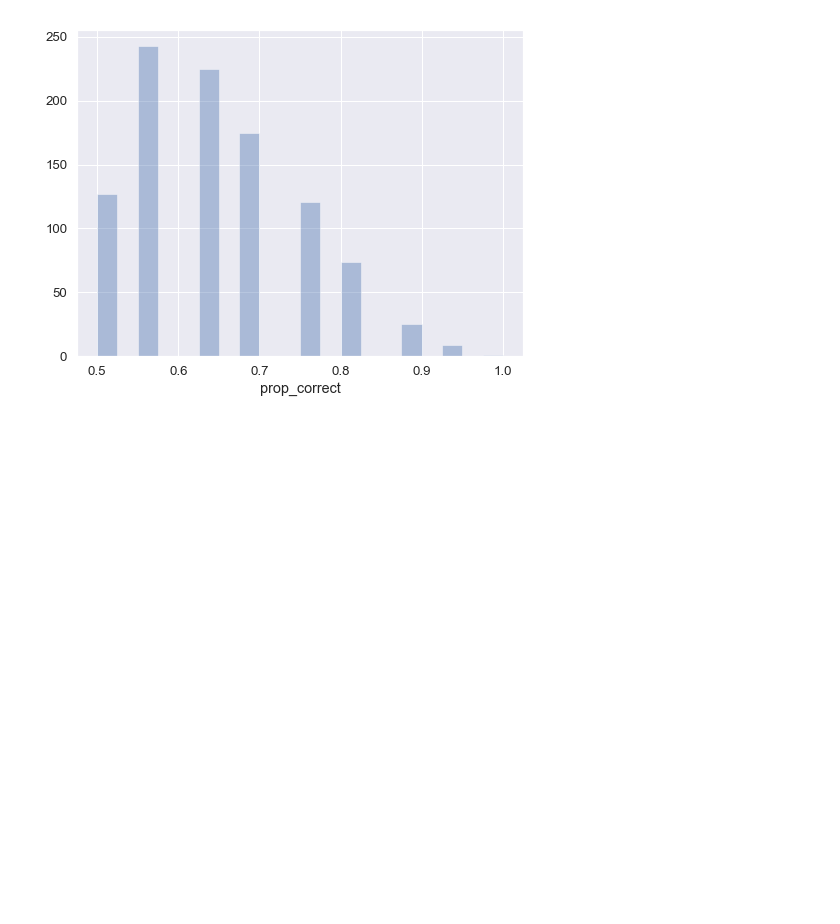
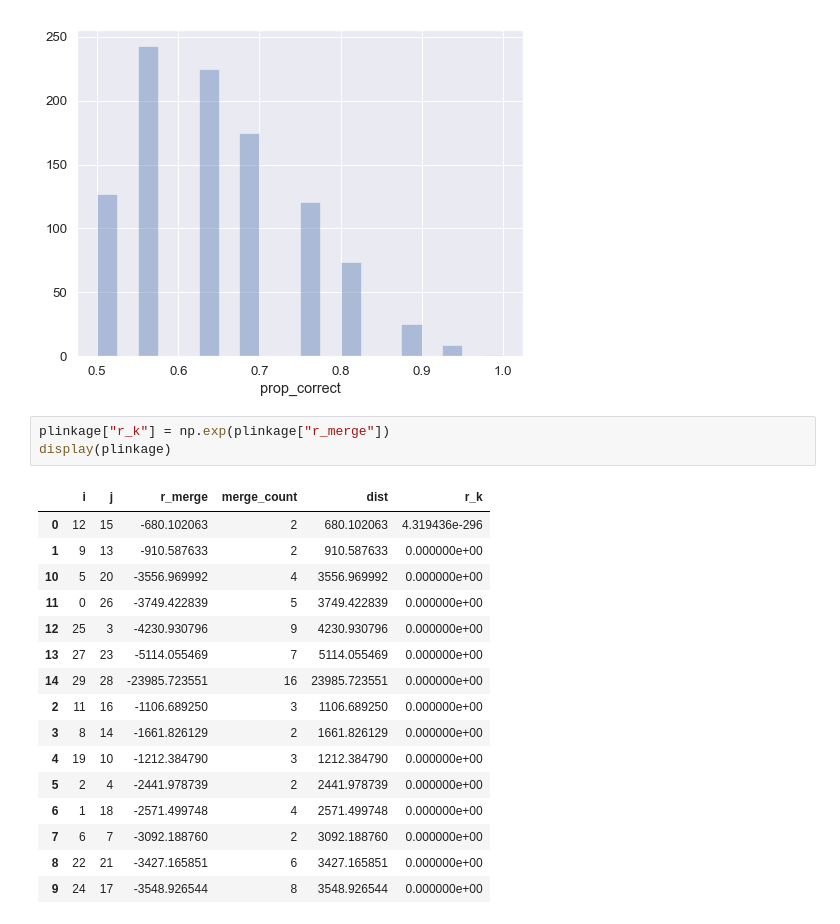
Before and after one commit to shahcompbio/scgenome-deprecated, a Jupyter notebook: notebooks/simulations_bayesian.ipynb, the cells around one changed output. Saved outputs shown, nothing was run; the diff lists cells and outputs as text; blank space fills up the shorter version.

```diff
--- a/notebooks/simulations_bayesian.ipynb
+++ b/notebooks/simulations_bayesian.ipynb
@@ -120,3 +120,23 @@ sns.distplot(psim["prop_correct"], kde=False)
 # %% [output]
 <matplotlib.axes._subplots.AxesSubplot at 0x...>
 [figure]
+# %%
+plinkage["r_k"] = np.exp(plinkage["r_merge"])
+display(plinkage)
+# %% [output]
+|  | i | j | r_merge | merge_count | dist | r_k |
+| 0 | 12 | 15 | -680.102063 | 2 | 680.102063 | 4.319436e-296 |
+| 1 | 9 | 13 | -910.587633 | 2 | 910.587633 | 0.000000e+00 |
+| 10 | 5 | 20 | -3556.969992 | 4 | 3556.969992 | 0.000000e+00 |
+| 11 | 0 | 26 | -3749.422839 | 5 | 3749.422839 | 0.000000e+00 |
+| 12 | 25 | 3 | -4230.930796 | 9 | 4230.930796 | 0.000000e+00 |
+| 13 | 27 | 23 | -5114.055469 | 7 | 5114.055469 | 0.000000e+00 |
+| 14 | 29 | 28 | -23985.723551 | 16 | 23985.723551 | 0.000000e+00 |
+| 2 | 11 | 16 | -1106.689250 | 3 | 1106.689250 | 0.000000e+00 |
+| 3 | 8 | 14 | -1661.826129 | 2 | 1661.826129 | 0.000000e+00 |
+| 4 | 19 | 10 | -1212.384790 | 3 | 1212.384790 | 0.000000e+00 |
+| 5 | 2 | 4 | -2441.978739 | 2 | 2441.978739 | 0.000000e+00 |
+| 6 | 1 | 18 | -2571.499748 | 4 | 2571.499748 | 0.000000e+00 |
+| 7 | 6 | 7 | -3092.188760 | 2 | 3092.188760 | 0.000000e+00 |
+| 8 | 22 | 21 | -3427.165851 | 6 | 3427.165851 | 0.000000e+00 |
+| 9 | 24 | 17 | -3548.926544 | 8 | 3548.926544 | 0.000000e+00 |
```
Also changed, not shown: 4 other files.
